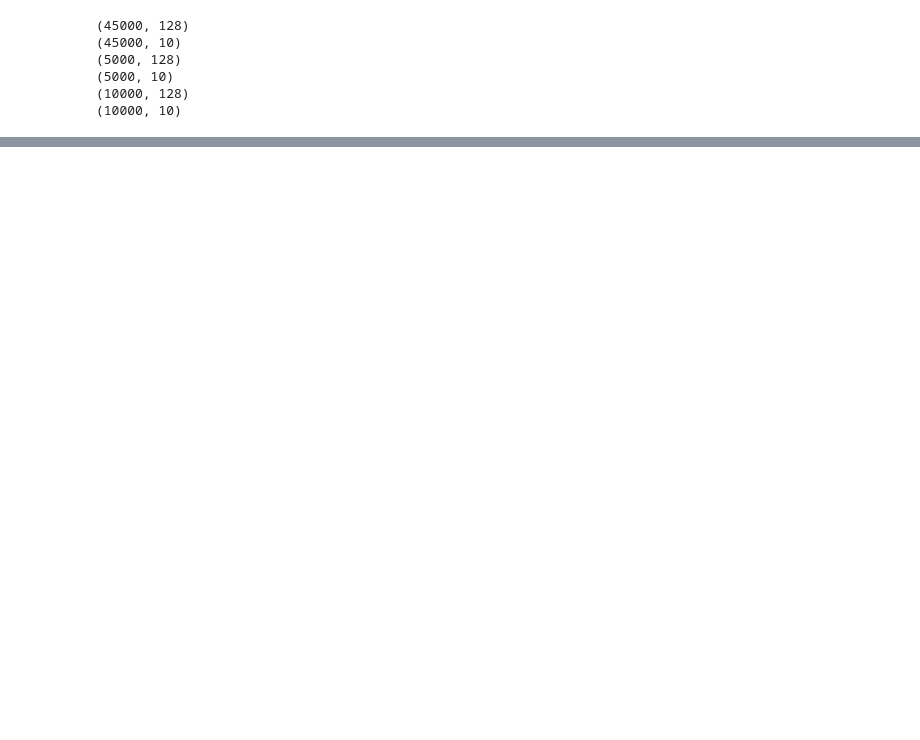
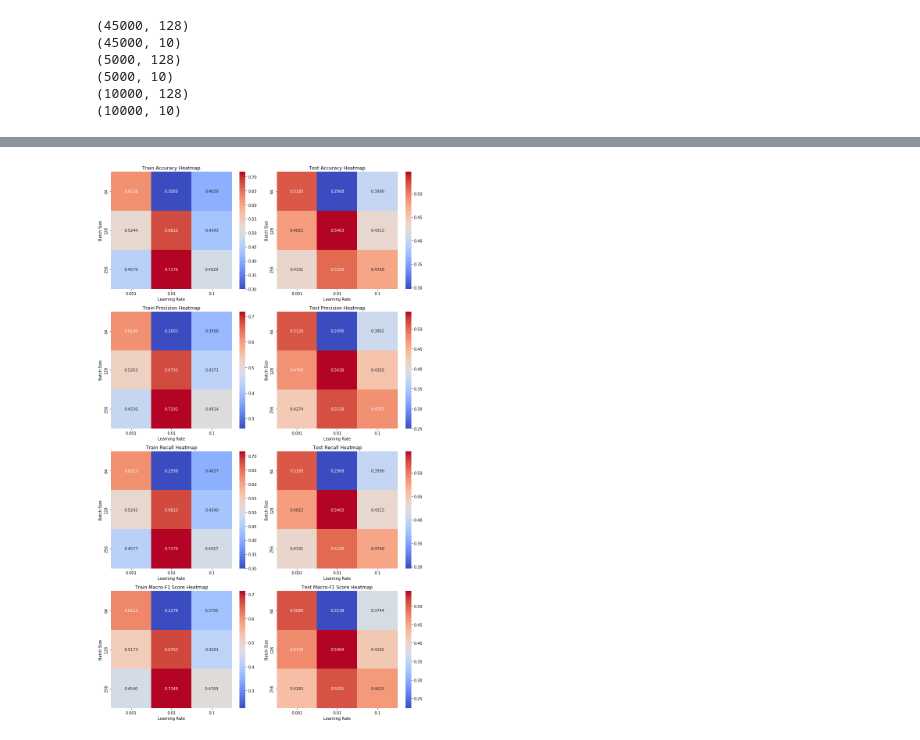
Before and after one commit to Yvnminc/Deep-Neural-Network-Components-Analysis, a Jupyter notebook: Experiment-Batch Size.ipynb, the cells around one changed output, grey strips where cells are left out. Saved outputs shown, nothing was run; the diff lists cells and outputs as text; code cells hidden in the pictures; blank space fills up the shorter version.

Commit message:
Complete Batch Size & Learning Rate Experiments

```diff
--- a/Experiment-Batch Size.ipynb
+++ b/Experiment-Batch Size.ipynb
@@ -33,7 +33,7 @@ from sklearn.metrics import precision_score, recall_score, f1_score
 for batch in batch_size:
     for lr in learning_rate:
         nn = MlpV2(learning_rate=lr, batch_size=batch)
-        nn.set_optimiser(opt_type='Momentum', [0.9])
+        nn.set_optimiser(opt_type='Momentum', params = [0.9])
         nn.set_batchNormalizer()
         nn.add_layer(128,512,"relu",1)
         nn.add_layer(512,256,"relu",1)
@@ -50,20 +50,22 @@ for batch in batch_size:
         t_acc = nn.evaluate(X_test, y_test)
         test_acc.append(t_acc)
 
-        y_pred_train = nn.predict(X_train)
-        y_pred_test = nn.predict(X_test)
+        y_pred_train = np.argmax(nn.predict(X_train), axis=1)
+        y_train_transformed = np.argmax(y_train, axis=1)
+        y_pred_test = np.argmax(nn.predict(X_test), axis=1)
+        y_test_transformed = np.argmax(y_test, axis=1)
 
-        precision = precision_score(y_train, y_pred_train, average='macro')
-        recall = recall_score(y_train, y_pred_train, average='macro')
-        f1 = f1_score(y_train, y_pred_train, average='macro')
+        precision = precision_score(y_train_transformed, y_pred_train, average='macro')
+        recall = recall_score(y_train_transformed, y_pred_train, average='macro')
+        f1 = f1_score(y_train_transformed, y_pred_train, average='macro')
 
         train_precision.append(precision)
         train_recall.append(recall)
         train_f1.append(f1)
 
-        t_precision = precision_score(y_test, y_pred_test, average='macro')
-        t_recall = recall_score(y_test, y_pred_test, average='macro')
-        t_f1 = f1_score(y_test, y_pred_test, average='macro')
+        t_precision = precision_score(y_test_transformed, y_pred_test, average='macro')
+        t_recall = recall_score(y_test_transformed, y_pred_test, average='macro')
+        t_f1 = f1_score(y_test_transformed, y_pred_test, average='macro')
 
         test_precision.append(t_precision)
         test_recall.append(t_recall)
@@ -73,34 +108,45 @@ SyntaxError: positional argument follows keyword argument (<ipython-input-5-fdd3
 # %%
 import seaborn as sns
 import numpy as np
 import pandas as pd
+import matplotlib.pyplot as plt
 
 train_accuracy = np.reshape(train_acc, (len(batch_size), len(learning_rate)))
 test_accuracy = np.reshape(test_acc, (len(batch_size), len(learning_rate)))
 train_precision = np.reshape(train_precision, (len(batch_size), len(learning_rate)))
 test_precision = np.reshape(test_precision, (len(batch_size), len(learning_rate)))
 train_recall = np.reshape(train_recall, (len(batch_size), len(learning_rate)))
 test_recall = np.reshape(test_recall, (len(batch_size), len(learning_rate)))
 train_f1 = np.reshape(train_f1, (len(batch_size), len(learning_rate)))
 test_f1 = np.reshape(test_f1, (len(batch_size), len(learning_rate)))
 
 
-def plot_heatmap(data, metric_name, cmap='coolwarm'):
+def plot_heatmap(ax, data, metric_name, cmap='coolwarm'):
     df = pd.DataFrame(data, index=batch_size, columns=learning_rate)
-    plt.figure(figsize=(10, 6))
-    sns.heatmap(df, annot=True, fmt='.4f', cmap=cmap)
-    plt.title(f'{metric_name} Heatmap')
-    plt.xlabel('Learning Rate')
-    plt.ylabel('Batch Size')
-    plt.savefig(f'visual_outputs/{metric_name}_heatmap.png')
-    plt.show()
+    sns.heatmap(df, annot=True, fmt='.4f', cmap=cmap, ax=ax)
+    ax.set_title(f'{metric_name} Heatmap')
+    ax.set_xlabel('Learning Rate')
+    ax.set_ylabel('Batch Size')
 
-plot_heatmap(train_accuracy, 'Train Accuracy')
-plot_heatmap(test_accuracy, 'Test Accuracy')
-plot_heatmap(train_precision, 'Train Precision')
-plot_heatmap(test_precision, 'Test Precision')
-plot_heatmap(train_recall, 'Train Recall')
-plot_heatmap(test_recall, 'Test Recall')
-plot_heatmap(train_f1, 'Train Macro-F1 Score')
-plot_heatmap(test_f1, 'Test Macro-F1 Score')
+fig, axes = plt.subplots(4, 2, figsize=(12, 20))
+metrics = [
+    ('Train Accuracy', train_accuracy),
+    ('Test Accuracy', test_accuracy),
+    ('Train Precision', train_precision),
+    ('Test Precision', test_precision),
+    ('Train Recall', train_recall),
+    ('Test Recall', test_recall),
+    ('Train Macro-F1 Score', train_f1),
+    ('Test Macro-F1 Score', test_f1)
+]
+
+for i, (metric_name, data) in enumerate(metrics):
+    row, col = divmod(i, 2)
+    plot_heatmap(axes[row, col], data, metric_name)
+
+plt.tight_layout()
+#plt.savefig('visual_outputs/combined_heatmap.png')
+plt.show()
+# %% [output]
+[figure, added]
 # %%
```
Also changed, not shown: parts of 2 cells of this notebook, 12 other files.
